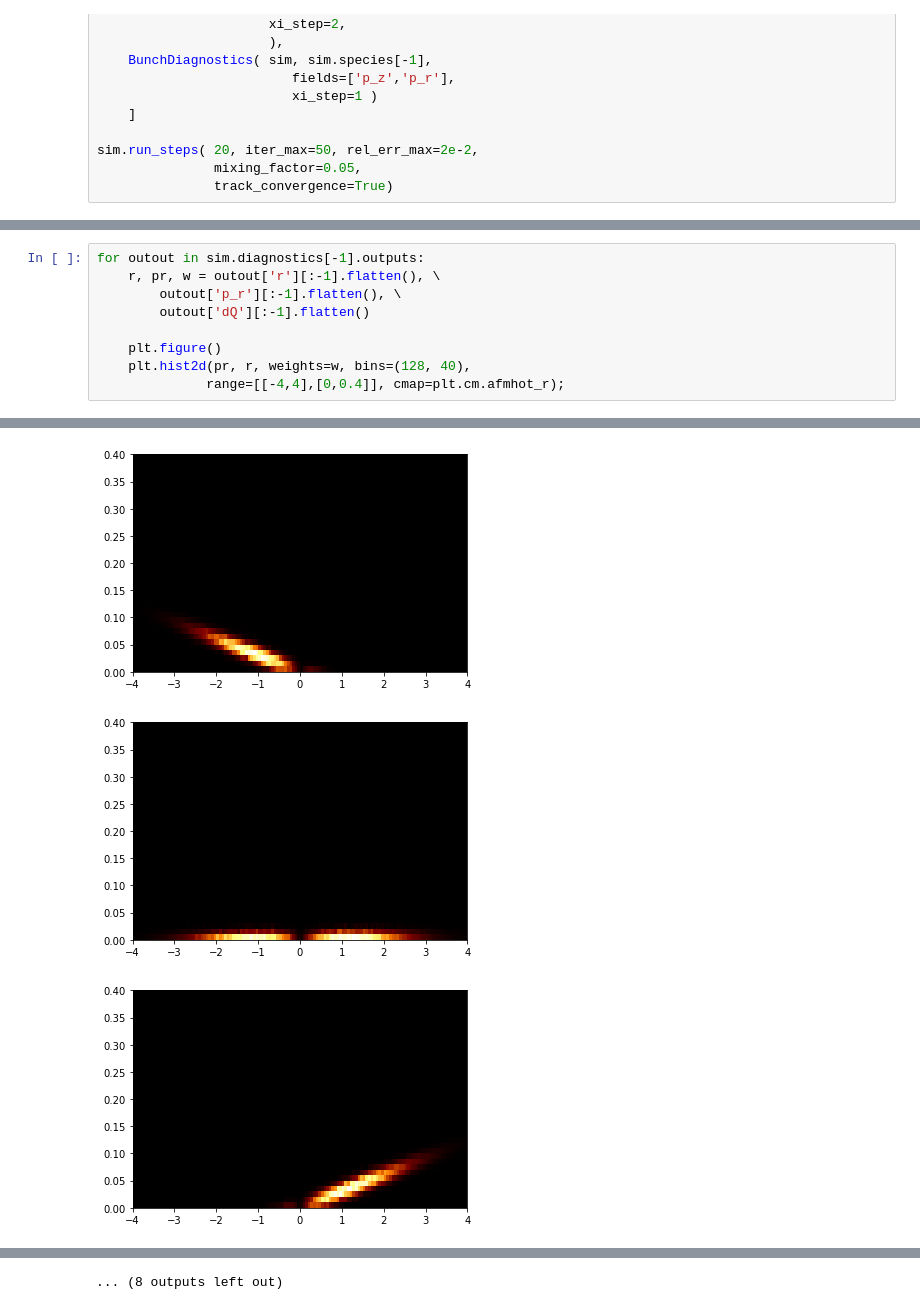
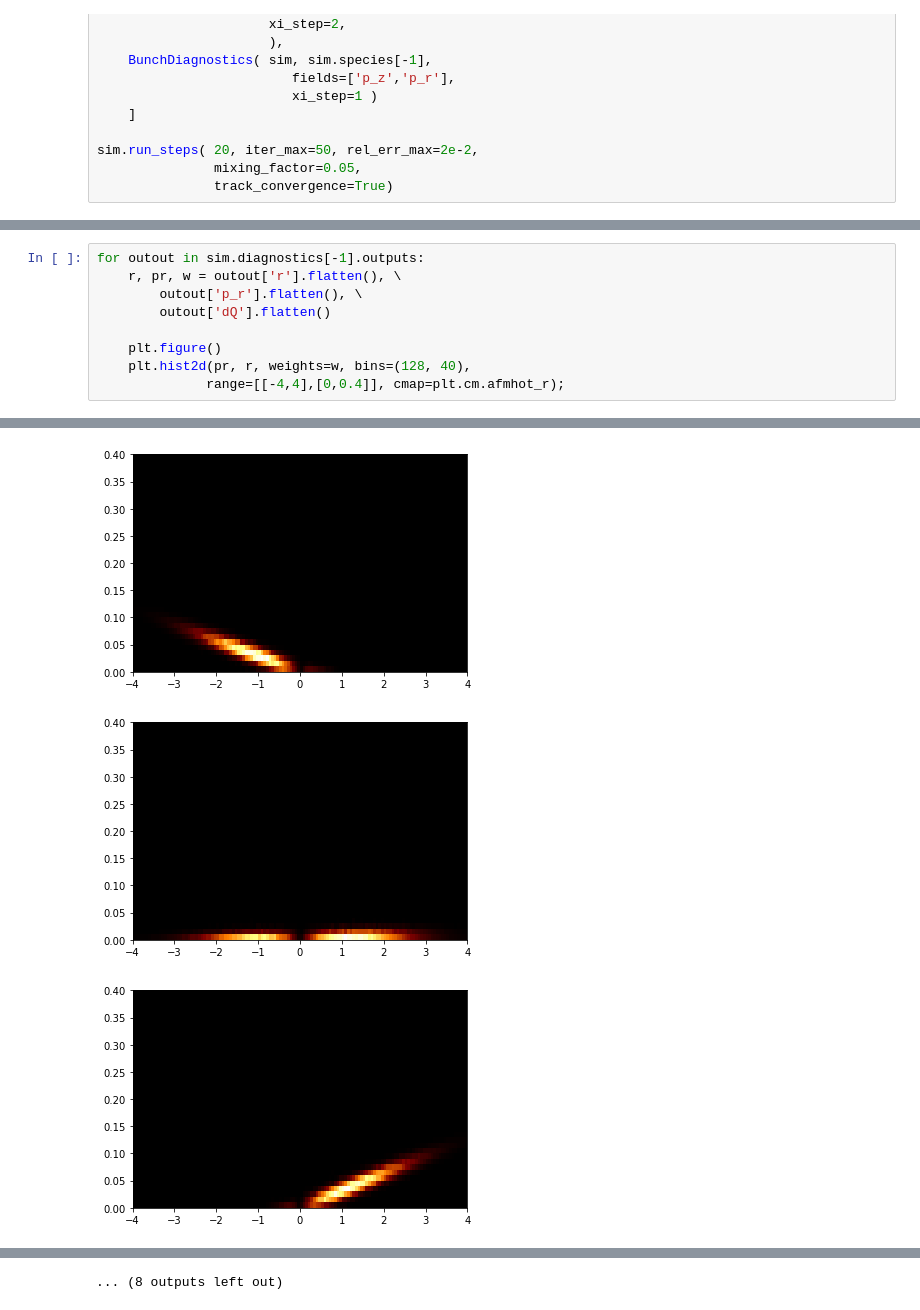
Before and after one commit to viktoriiazakharova/QSA_PWFA, a Jupyter notebook: example/sim_test_multistep.ipynb, the cells around one changed output, grey strips where cells are left out. Saved outputs shown, nothing was run; the diff lists cells and outputs as text.

```diff
--- a/example/sim_test_multistep.ipynb
+++ b/example/sim_test_multistep.ipynb
@@ -124,8 +124,8 @@ for fld in diag.fields:
 # %%
 for outout in sim.diagnostics[-1].outputs:
-    r, pr, w = outout['r'][:-1].flatten(), \
-        outout['p_r'][:-1].flatten(), \
-        outout['dQ'][:-1].flatten()
+    r, pr, w = outout['r'].flatten(), \
+        outout['p_r'].flatten(), \
+        outout['dQ'].flatten()
 
     plt.figure()
     plt.hist2d(pr, r, weights=w, bins=(128, 40),
@@ -137,3 +137,3 @@ for outout in sim.diagnostics[-1].outputs:
-[figure, old version]
+[figure, new version]
-[figure, old version]
+[figure, new version]
-[figure, old version]
+[figure, new version]
```
Also changed, not shown: parts of 3 cells of this notebook, 1 other file.
